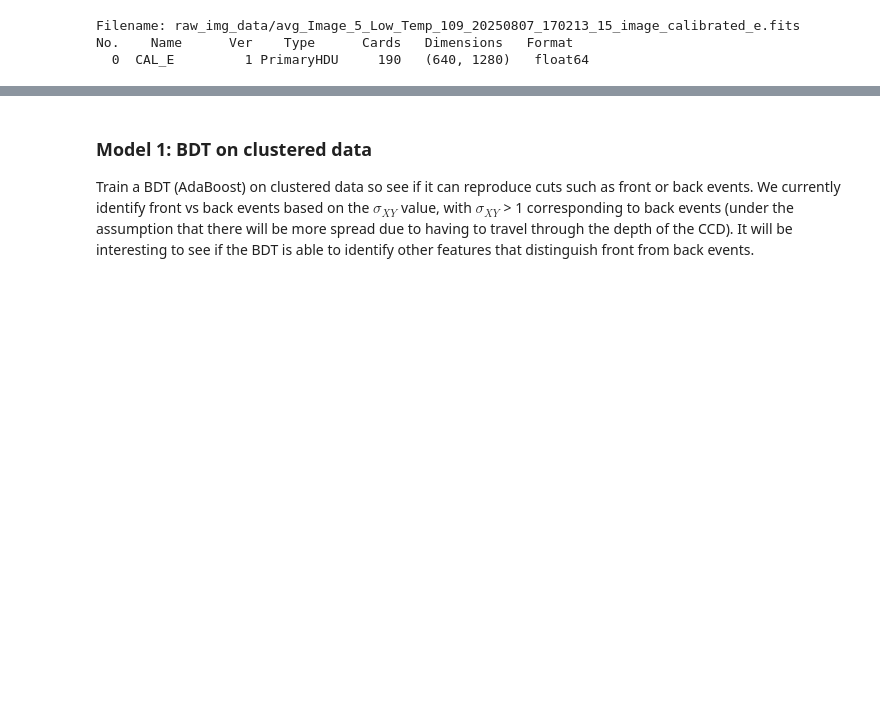
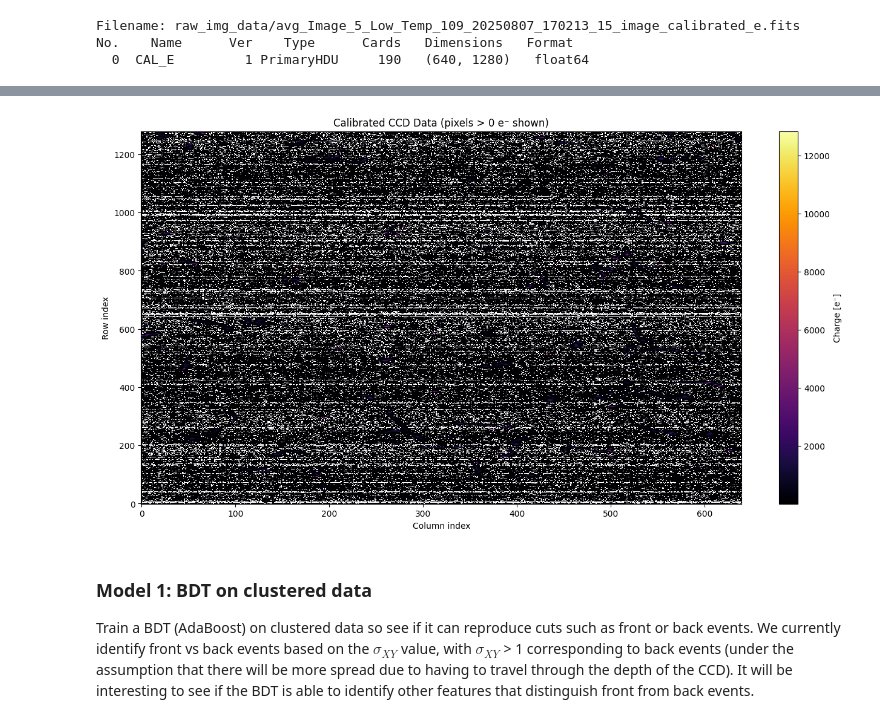
Before and after one commit to salmadouieb/damicm-ml, a Jupyter notebook: BDT.ipynb, the cells around one changed output, grey strips where cells are left out. Cells and saved outputs as stored; diff of their text form; code cells hidden in the pictures; blank space fills up the shorter version.

```diff
--- a/BDT.ipynb
+++ b/BDT.ipynb
@@ -198,3 +217,33 @@ plt.show()
+# %%
+# 'data' should be your calibrated CCD image (e.g. from the FITS you just loaded)
+# if you haven't loaded it yet:
+# from astropy.io import fits
+# with fits.open(f"{rdata.output}image_calibrated_e.fits") as hdul:
+#     data = hdul[0].data
+
+# --- Threshold for display (hide low-signal pixels) ---
+threshold = 0
+masked_data = np.ma.masked_less(data, threshold)
+
+# --- Colormap setup ---
+cmap = plt.cm.inferno.copy()     # or 'plasma', 'viridis', etc.
+cmap.set_bad(color='white')      # masked pixels appear white
+
+# --- Plot ---
+plt.figure(figsize=(16, 8))
+plt.imshow(masked_data,
+           cmap=cmap,
+           origin='lower',
+           aspect='auto',
+           interpolation='none')
+
+plt.colorbar(label='Charge [e⁻]')
+plt.title(f"Calibrated CCD Data (pixels > {threshold} e⁻ shown)")
+plt.xlabel("Column index")
+plt.ylabel("Row index")
+plt.show()
+# %% [output]
+[figure, added]
 # %% [markdown]
 ### Model 1: BDT on clustered data
 
```
Also changed, not shown: parts of 2 cells of this notebook, 2 other files.
